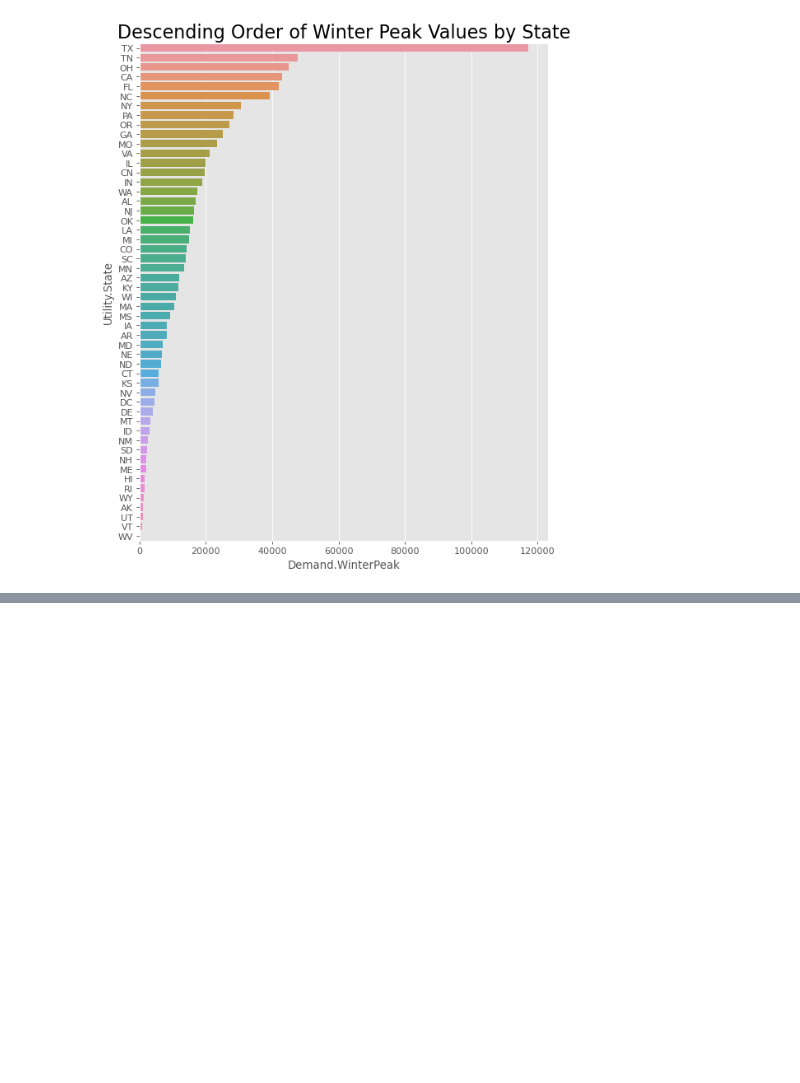
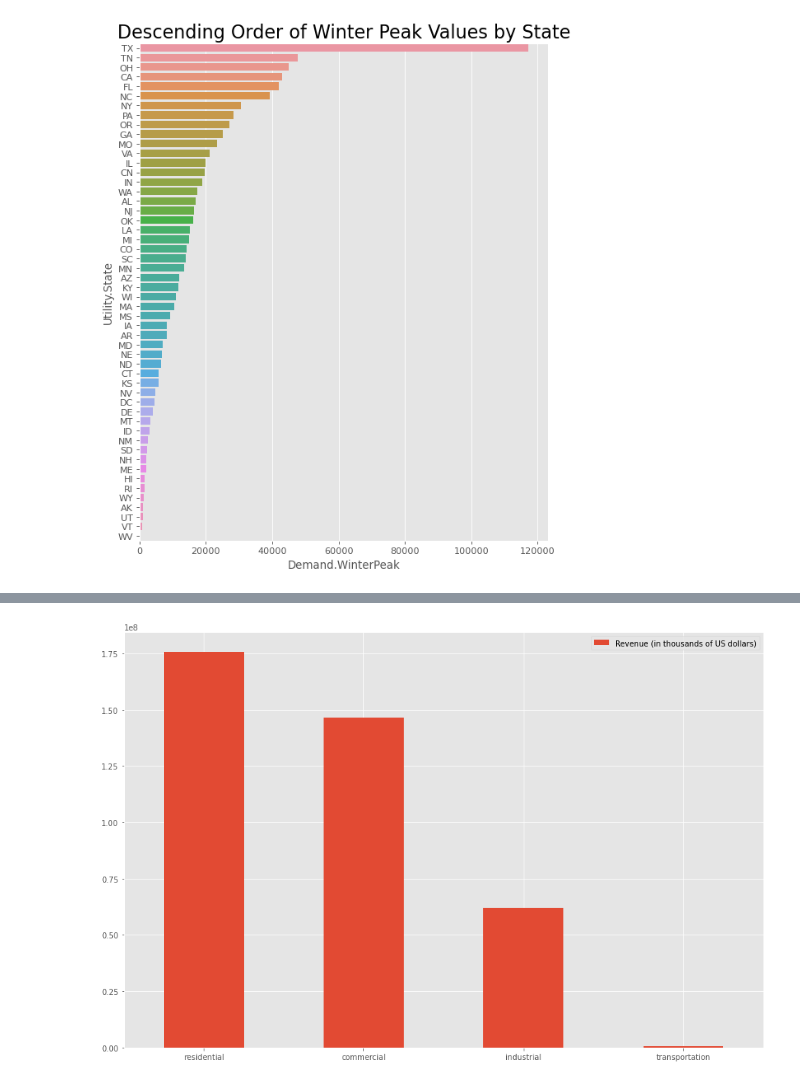
Before and after one commit to zhuy9/DMwP-EnergyUsage, a Jupyter notebook: Project_workspace.ipynb, the cells around one changed output, grey strips where cells are left out. Saved outputs shown, nothing was run; the diff lists cells and outputs as text; code cells hidden in the pictures; blank space fills up the shorter version.

```diff
--- a/Project_workspace.ipynb
+++ b/Project_workspace.ipynb
@@ -449,0 +458,11 @@ sum_win_peak_state.sort_values(by='Balance Ratio', ascending=False).head(5)
+# %%
+residential_sum2 = df['Retail.Residential.Revenue'].sum()
+commercial_sum2 = df['Retail.Commercial.Revenue'].sum()
+industrial_sum2 = df['Retail.Industrial.Revenue'].sum()
+transportation_sum2 = df['Retail.Transportation.Revenue'].sum()
+revenue_vals= [residential_sum2,commercial_sum2,industrial_sum2,transportation_sum2]
+index2 =['residential','commercial','industrial','transportation']
+# %%
+ax2 = pd.DataFrame({'Revenue (in thousands of US dollars)':revenue_vals},index=index2).plot.bar(rot=0,figsize=(15,10))
+# %% [output]
+[figure, added]
```
Also changed, not shown: parts of 10 cells of this notebook.
